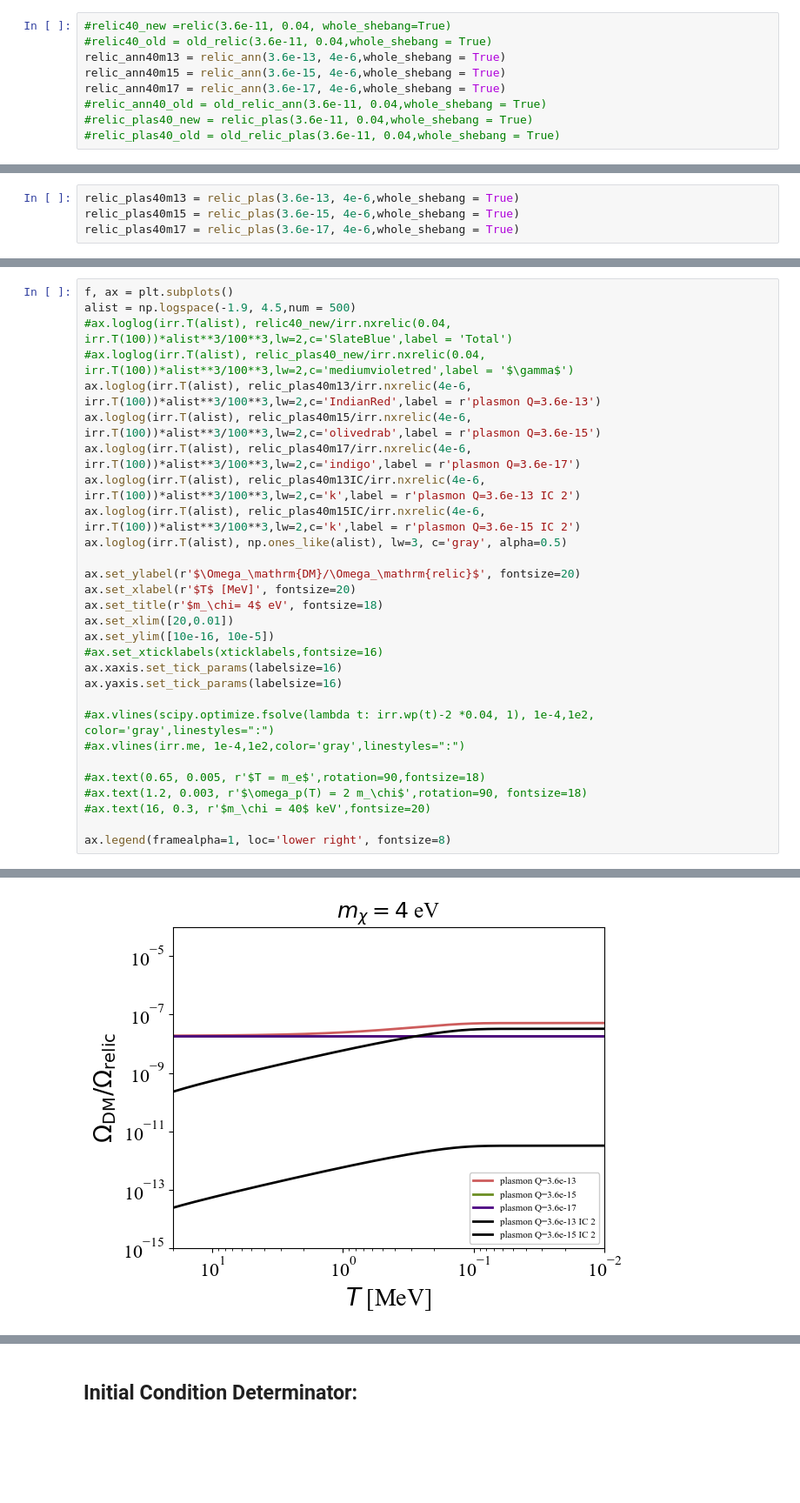
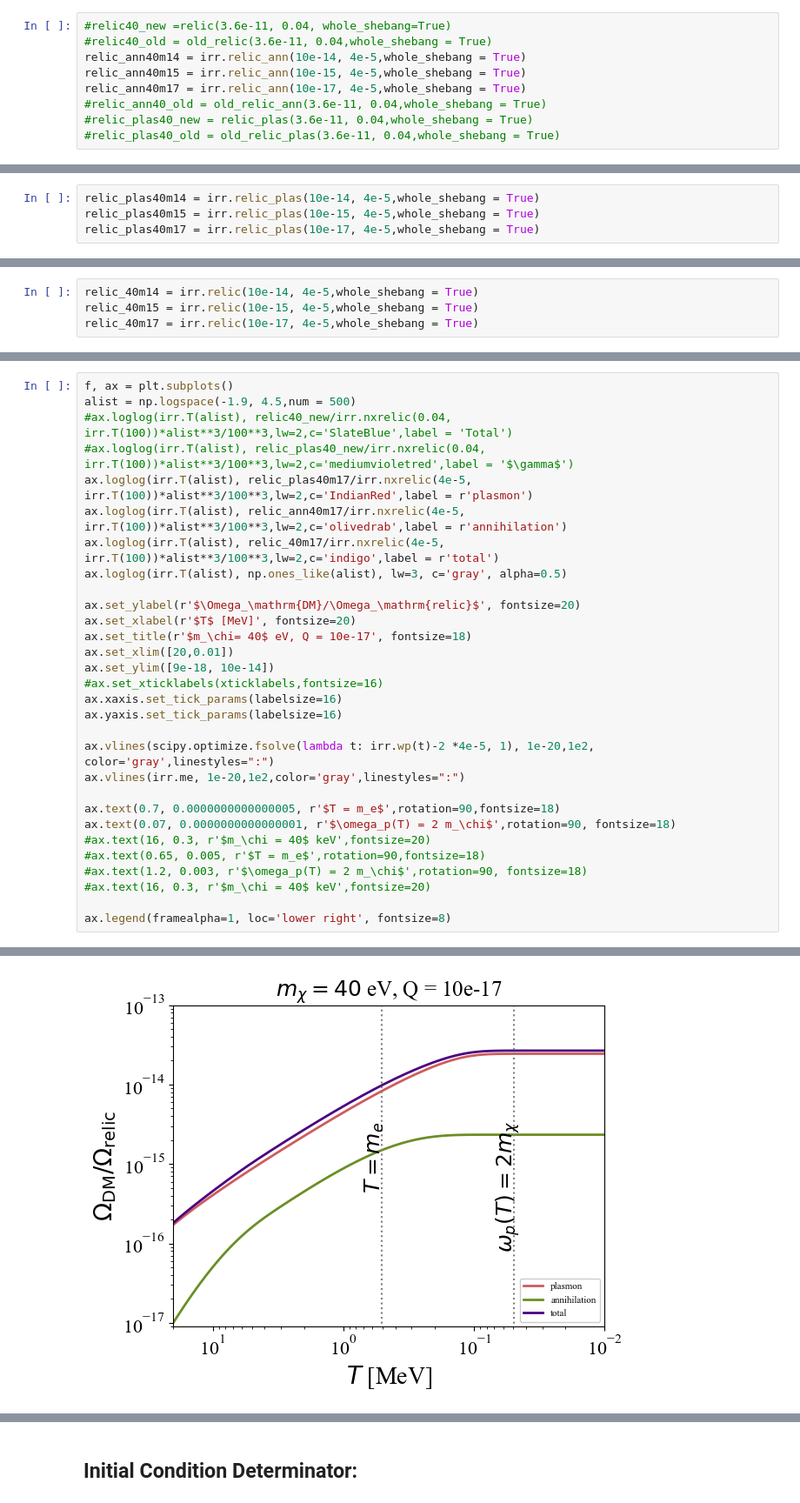
Before and after one commit to ellailes/irreducible-mcp, a Jupyter notebook: numerical_boltzmann.ipynb, the cells around one changed output, grey strips where cells are left out. Shown at 87% size. Cells and saved outputs as stored; diff of their text form; blank space fills up the shorter version.

```diff
--- a/numerical_boltzmann.ipynb
+++ b/numerical_boltzmann.ipynb
@@ -87,9 +80,9 @@ def relic_plas(Q, mx, whole_shebang=False, noQ = False, IC = False):
 # %%
 #relic40_new =relic(3.6e-11, 0.04, whole_shebang=True)
 #relic40_old = old_relic(3.6e-11, 0.04,whole_shebang = True)
-relic_ann40m13 = relic_ann(3.6e-13, 4e-6,whole_shebang = True)
-relic_ann40m15 = relic_ann(3.6e-15, 4e-6,whole_shebang = True)
-relic_ann40m17 = relic_ann(3.6e-17, 4e-6,whole_shebang = True)
+relic_ann40m14 = irr.relic_ann(10e-14, 4e-5,whole_shebang = True)
+relic_ann40m15 = irr.relic_ann(10e-15, 4e-5,whole_shebang = True)
+relic_ann40m17 = irr.relic_ann(10e-17, 4e-5,whole_shebang = True)
 #relic_ann40_old = old_relic_ann(3.6e-11, 0.04,whole_shebang = True)
 #relic_plas40_new = relic_plas(3.6e-11, 0.04,whole_shebang = True)
 #relic_plas40_old = old_relic_plas(3.6e-11, 0.04,whole_shebang = True)
@@ -151,0 +93,4 @@ relic_ann40m15IC = relic_ann(3.6e-15, 4e-6,whole_shebang = True, IC = True)
+# %%
+relic_plas40m14 = irr.relic_plas(10e-14, 4e-5,whole_shebang = True)
+relic_plas40m15 = irr.relic_plas(10e-15, 4e-5,whole_shebang = True)
+relic_plas40m17 = irr.relic_plas(10e-17, 4e-5,whole_shebang = True)
@@ -151,0 +101,4 @@ relic_ann40m15IC = relic_ann(3.6e-15, 4e-6,whole_shebang = True, IC = True)
+# %%
+relic_40m14 = irr.relic(10e-14, 4e-5,whole_shebang = True)
+relic_40m15 = irr.relic(10e-15, 4e-5,whole_shebang = True)
+relic_40m17 = irr.relic(10e-17, 4e-5,whole_shebang = True)
@@ -184,4 +171,0 @@ ax.legend(framealpha=1, loc='lower right', fontsize=8)
-# %%
-relic_plas40m13 = relic_plas(3.6e-13, 4e-6,whole_shebang = True)
-relic_plas40m15 = relic_plas(3.6e-15, 4e-6,whole_shebang = True)
-relic_plas40m17 = relic_plas(3.6e-17, 4e-6,whole_shebang = True)
@@ -200,32 +172,33 @@ relic_plas40m15IC = relic_plas(3.6e-15, 4e-6,whole_shebang = True, IC = True)
 # %%
 f, ax = plt.subplots()
 alist = np.logspace(-1.9, 4.5,num = 500)
 #ax.loglog(irr.T(alist), relic40_new/irr.nxrelic(0.04, irr.T(100))*alist**3/100**3,lw=2,c='SlateBlue',label = 'Total')
 #ax.loglog(irr.T(alist), relic_plas40_new/irr.nxrelic(0.04, irr.T(100))*alist**3/100**3,lw=2,c='mediumvioletred',label = '$\gamma$')
-ax.loglog(irr.T(alist), relic_plas40m13/irr.nxrelic(4e-6, irr.T(100))*alist**3/100**3,lw=2,c='IndianRed',label = r'plasmon Q=3.6e-13')
-ax.loglog(irr.T(alist), relic_plas40m15/irr.nxrelic(4e-6, irr.T(100))*alist**3/100**3,lw=2,c='olivedrab',label = r'plasmon Q=3.6e-15')
-ax.loglog(irr.T(alist), relic_plas40m17/irr.nxrelic(4e-6, irr.T(100))*alist**3/100**3,lw=2,c='indigo',label = r'plasmon Q=3.6e-17')
-ax.loglog(irr.T(alist), relic_plas40m13IC/irr.nxrelic(4e-6, irr.T(100))*alist**3/100**3,lw=2,c='k',label = r'plasmon Q=3.6e-13 IC 2')
-ax.loglog(irr.T(alist), relic_plas40m15IC/irr.nxrelic(4e-6, irr.T(100))*alist**3/100**3,lw=2,c='k',label = r'plasmon Q=3.6e-15 IC 2')
+ax.loglog(irr.T(alist), relic_plas40m17/irr.nxrelic(4e-5, irr.T(100))*alist**3/100**3,lw=2,c='IndianRed',label = r'plasmon')
+ax.loglog(irr.T(alist), relic_ann40m17/irr.nxrelic(4e-5, irr.T(100))*alist**3/100**3,lw=2,c='olivedrab',label = r'annihilation')
+ax.loglog(irr.T(alist), relic_40m17/irr.nxrelic(4e-5, irr.T(100))*alist**3/100**3,lw=2,c='indigo',label = r'total')
 ax.loglog(irr.T(alist), np.ones_like(alist), lw=3, c='gray', alpha=0.5)
 
 ax.set_ylabel(r'$\Omega_\mathrm{DM}/\Omega_\mathrm{relic}$', fontsize=20)
 ax.set_xlabel(r'$T$ [MeV]', fontsize=20)
-ax.set_title(r'$m_\chi= 4$ eV', fontsize=18)
+ax.set_title(r'$m_\chi= 40$ eV, Q = 10e-17', fontsize=18)
 ax.set_xlim([20,0.01])
-ax.set_ylim([10e-16, 10e-5])
+ax.set_ylim([9e-18, 10e-14])
 #ax.set_xticklabels(xticklabels,fontsize=16)
 ax.xaxis.set_tick_params(labelsize=16)
 ax.yaxis.set_tick_params(labelsize=16)
 
-#ax.vlines(scipy.optimize.fsolve(lambda t: irr.wp(t)-2 *0.04, 1), 1e-4,1e2, color='gray',linestyles=":")
-#ax.vlines(irr.me, 1e-4,1e2,color='gray',linestyles=":")
+ax.vlines(scipy.optimize.fsolve(lambda t: irr.wp(t)-2 *4e-5, 1), 1e-20,1e2, color='gray',linestyles=":")
+ax.vlines(irr.me, 1e-20,1e2,color='gray',linestyles=":")
 
+ax.text(0.7, 0.0000000000000005, r'$T = m_e$',rotation=90,fontsize=18)
+ax.text(0.07, 0.0000000000000001, r'$\omega_p(T) = 2 m_\chi$',rotation=90, fontsize=18)
+#ax.text(16, 0.3, r'$m_\chi = 40$ keV',fontsize=20)
 #ax.text(0.65, 0.005, r'$T = m_e$',rotation=90,fontsize=18)
 #ax.text(1.2, 0.003, r'$\omega_p(T) = 2 m_\chi$',rotation=90, fontsize=18)
 #ax.text(16, 0.3, r'$m_\chi = 40$ keV',fontsize=20)
 
 ax.legend(framealpha=1, loc='lower right', fontsize=8)
 # %% [output]
 <matplotlib.legend.Legend at 0x...>
-[figure, old version]
+[figure, new version]
```
Also changed, not shown: parts of 17 cells of this notebook, 2 other files.
